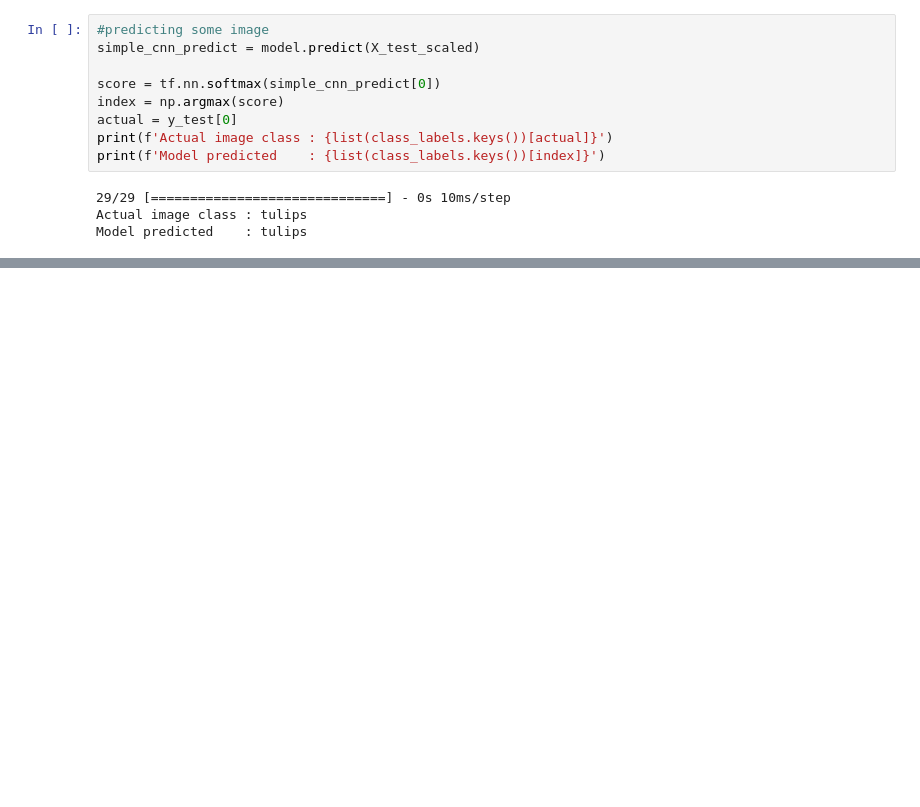
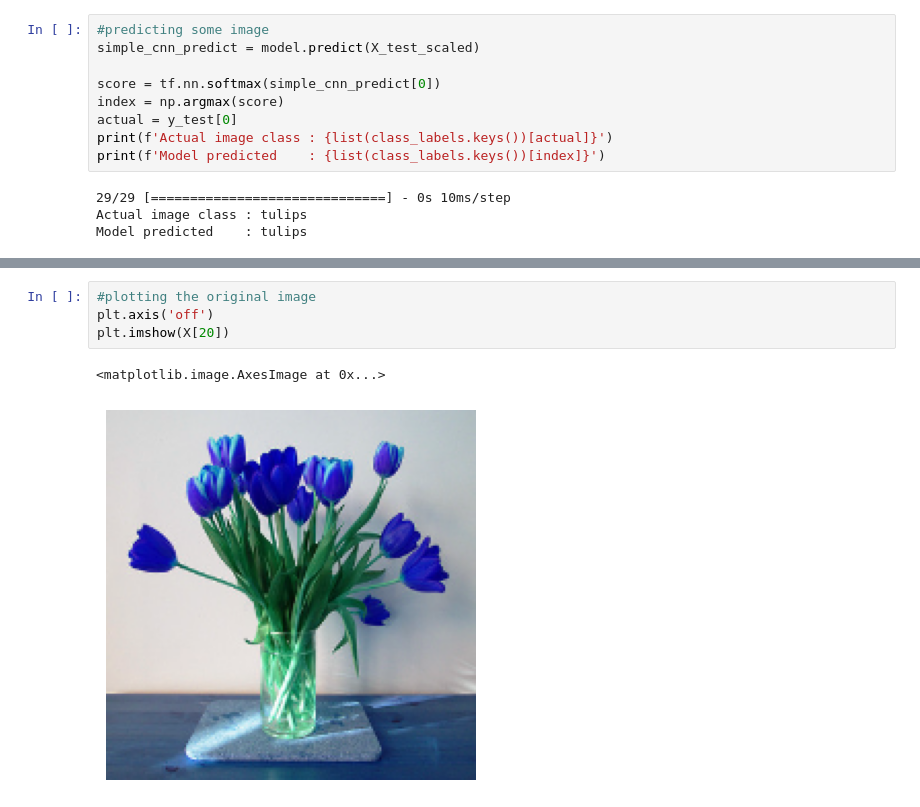
Before and after one commit to Renuka-Wadikar/Data-Science-and-Machine-Learning, a Jupyter notebook: Flower Classification/flower-classification.ipynb, the cells around one changed output, grey strips where cells are left out. Cells and saved outputs as stored; diff of their text form; blank space fills up the shorter version.

```diff
--- a/Flower Classification/flower-classification.ipynb
+++ b/Flower Classification/flower-classification.ipynb
@@ -221,0 +211,7 @@ Model predicted    : roses
+# %%
+#plotting the original image
+plt.axis('off')
+plt.imshow(X[20])
+# %% [output]
+<matplotlib.image.AxesImage at 0x...>
+[figure, added]
```
Also changed, not shown: parts of 9 cells of this notebook.
